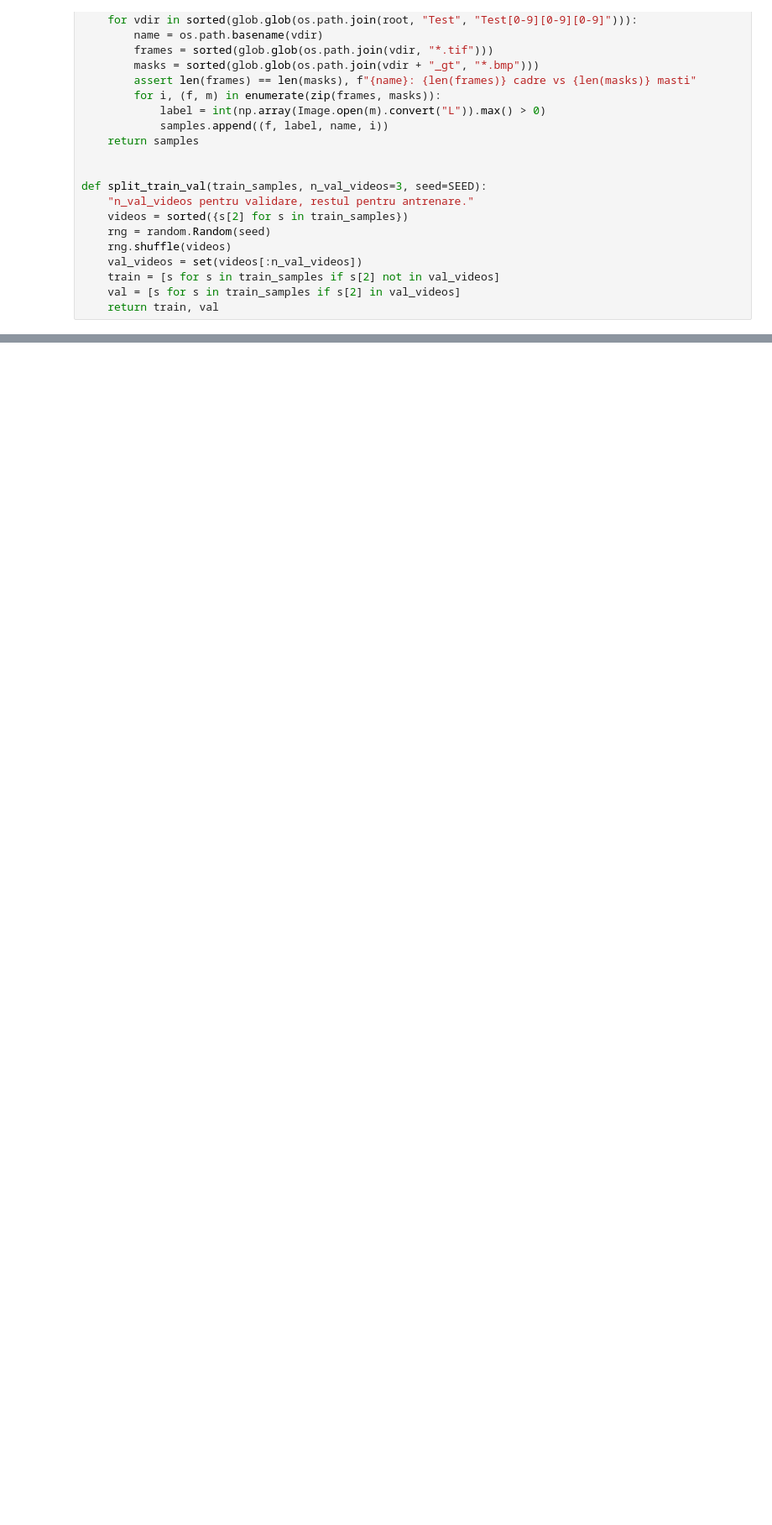
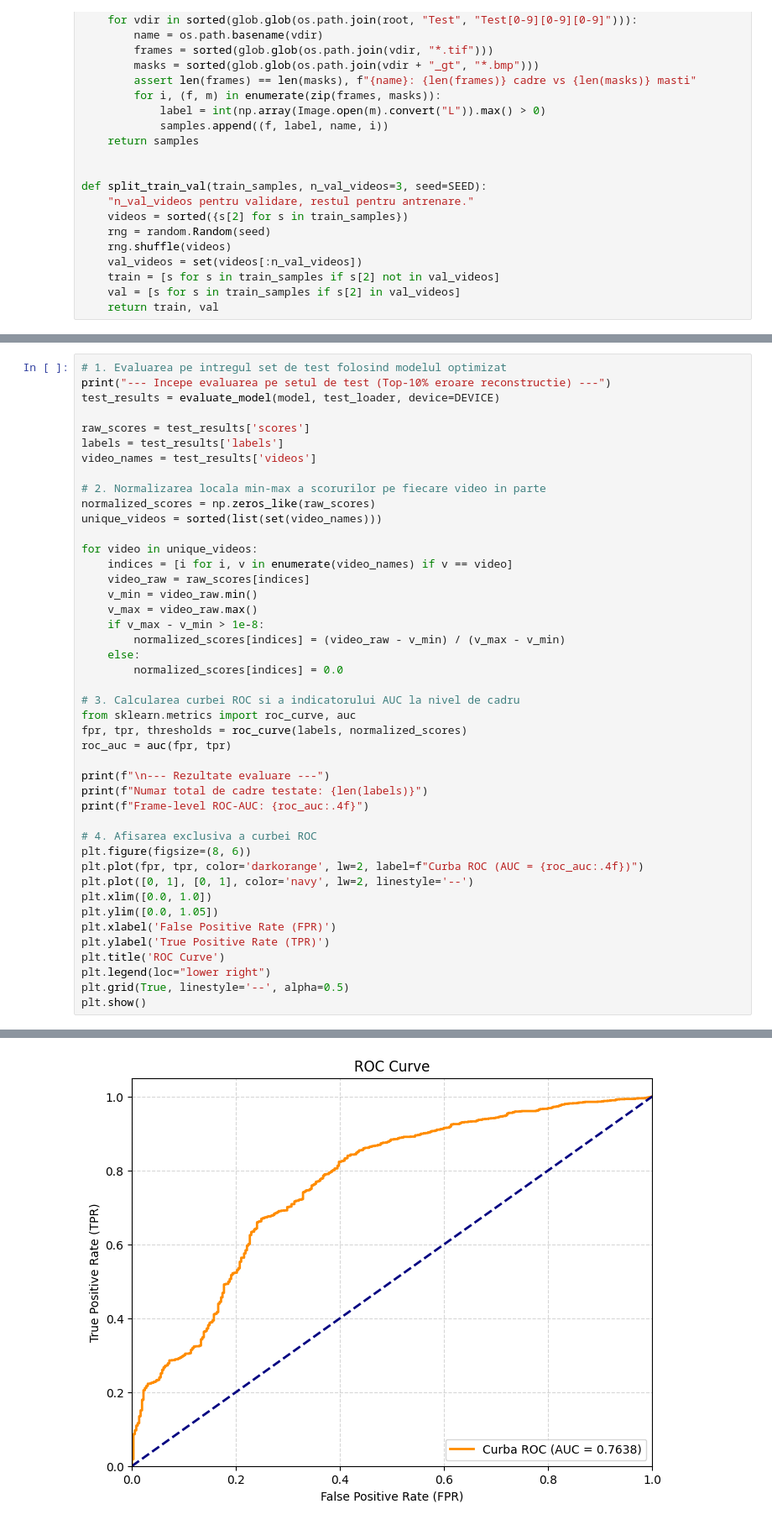
Before and after one commit to DaNa-cpu/abnormal-behavior-detection, a Jupyter notebook: ped2_dataset_dataloader.ipynb, the cells around one changed output, grey strips where cells are left out. Shown at 84% size. Saved outputs shown, nothing was run; the diff lists cells and outputs as text; blank space fills up the shorter version.

```diff
--- a/ped2_dataset_dataloader.ipynb
+++ b/ped2_dataset_dataloader.ipynb
@@ -171,0 +502,45 @@ plt.tight_layout(); plt.show()
+# %%
+# 1. Evaluarea pe intregul set de test folosind modelul optimizat
+print("--- Incepe evaluarea pe setul de test (Top-10% eroare reconstructie) ---")
+test_results = evaluate_model(model, test_loader, device=DEVICE)
+
+raw_scores = test_results['scores']
+labels = test_results['labels']
+video_names = test_results['videos']
+
+# 2. Normalizarea locala min-max a scorurilor pe fiecare video in parte
+normalized_scores = np.zeros_like(raw_scores)
+unique_videos = sorted(list(set(video_names)))
+
+for video in unique_videos:
+    indices = [i for i, v in enumerate(video_names) if v == video]
+    video_raw = raw_scores[indices]
+    v_min = video_raw.min()
+    v_max = video_raw.max()
+    if v_max - v_min > 1e-8:
+        normalized_scores[indices] = (video_raw - v_min) / (v_max - v_min)
+    else:
+        normalized_scores[indices] = 0.0
+
+# 3. Calcularea curbei ROC si a indicatorului AUC la nivel de cadru
+from sklearn.metrics import roc_curve, auc
+fpr, tpr, thresholds = roc_curve(labels, normalized_scores)
+roc_auc = auc(fpr, tpr)
+
+print(f"\n--- Rezultate evaluare ---")
+print(f"Numar total de cadre testate: {len(labels)}")
+print(f"Frame-level ROC-AUC: {roc_auc:.4f}")
+
+# 4. Afisarea exclusiva a curbei ROC
+plt.figure(figsize=(8, 6))
+plt.plot(fpr, tpr, color='darkorange', lw=2, label=f"Curba ROC (AUC = {roc_auc:.4f})")
+plt.plot([0, 1], [0, 1], color='navy', lw=2, linestyle='--')
+plt.xlim([0.0, 1.0])
+plt.ylim([0.0, 1.05])
+plt.xlabel('False Positive Rate (FPR)')
+plt.ylabel('True Positive Rate (TPR)')
+plt.title('ROC Curve')
+plt.legend(loc="lower right")
+plt.grid(True, linestyle='--', alpha=0.5)
+plt.show()
+# %% [output]
@@ -171,0 +552 @@ plt.tight_layout(); plt.show()
+[figure, added]
```
Also changed, not shown: parts of 24 cells of this notebook.
